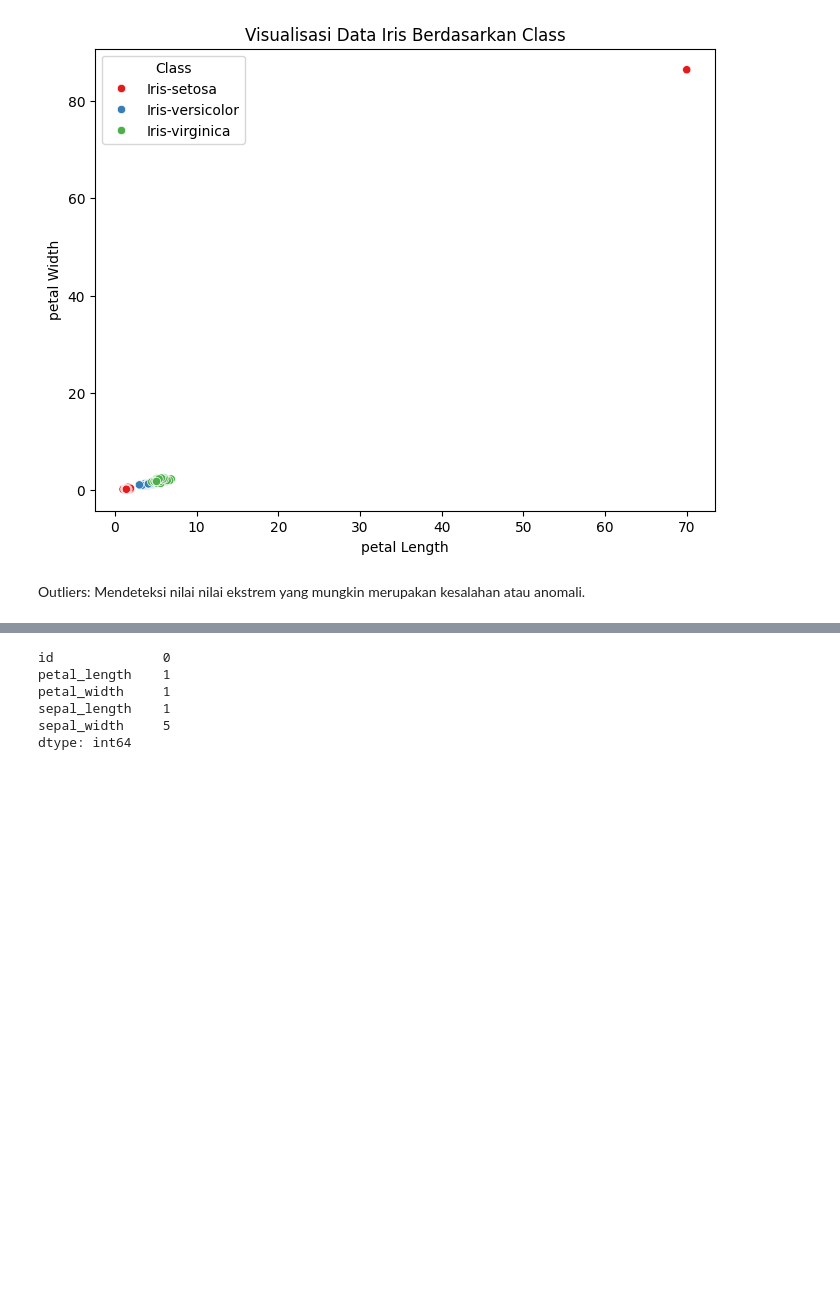
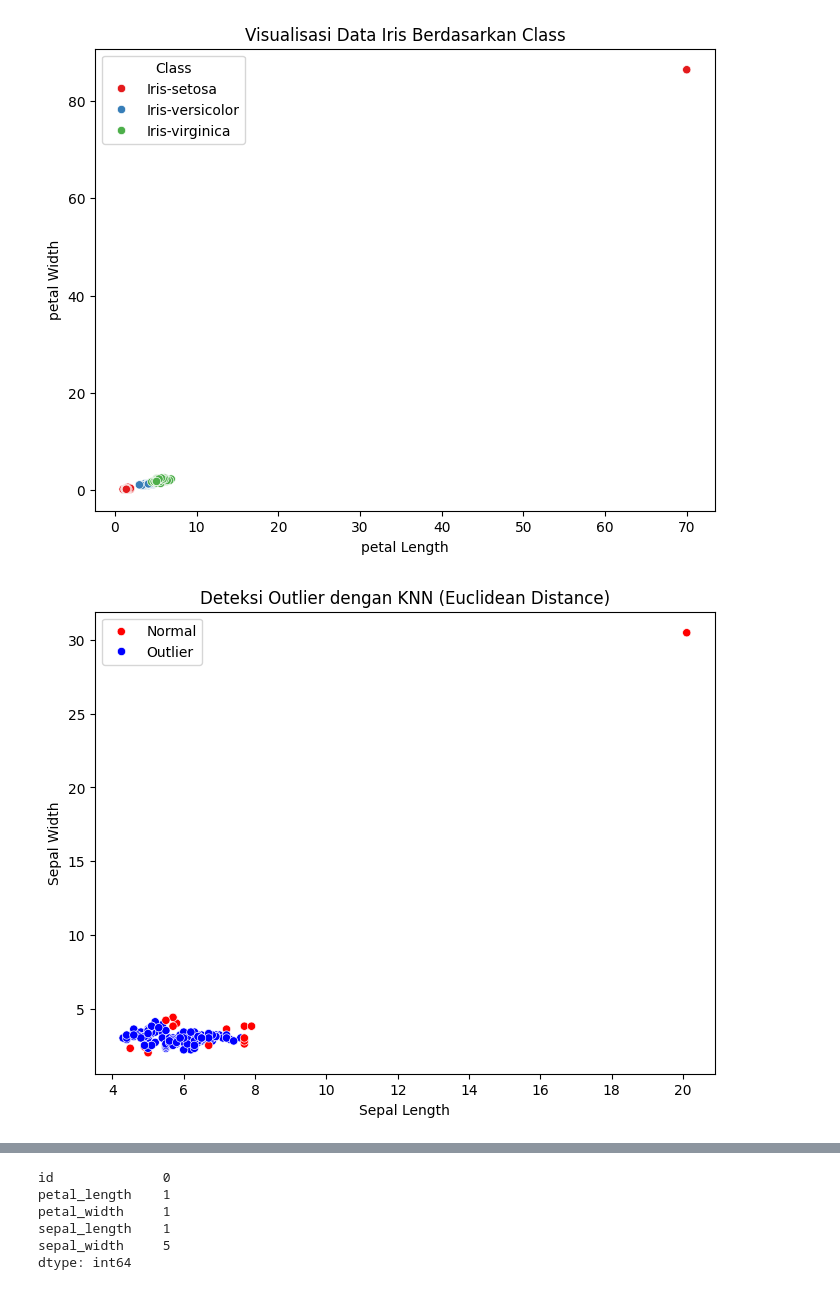
Before and after one commit to rendydevanodanendra/devano, a Jupyter notebook: Tugas_PenambanganDATAD.ipynb, the cells around one changed output, grey strips where cells are left out. Cells and saved outputs as stored; diff of their text form; code cells hidden in the pictures; blank space fills up the shorter version.

```diff
--- a/Tugas_PenambanganDATAD.ipynb
+++ b/Tugas_PenambanganDATAD.ipynb
@@ -627,6 +521,42 @@ plt.legend(title="Class")
 plt.show()
 # %% [output]
 [figure]
-# %% [markdown]
-Outliers: Mendeteksi nilai nilai ekstrem yang mungkin
-merupakan kesalahan atau anomali.
+# %%
+import numpy as np
+import pandas as pd
+import matplotlib.pyplot as plt
+import seaborn as sns
+from sklearn.neighbors import NearestNeighbors
+
+# Contoh dataset (gunakan data asli jika sudah ada)
+data = combined_df #antilah dengan query dari database
+
+# Pilih fitur numerik yang akan digunakan
+X = data[["sepal_length", "sepal_width"]].values  # Bisa ditambah petal_length, petal_width
+
+# Menentukan jumlah tetangga (k)
+k = 5  # Bisa dicoba 3, 5, atau 7
+
+# Menghitung jarak dengan KNN menggunakan Euclidean Distance
+nbrs = NearestNeighbors(n_neighbors=k, metric="euclidean")
+nbrs.fit(X)
+
+# Menghitung jarak dan indeks k-tetangga terdekat
+distances, indices = nbrs.kneighbors(X)
+
+# Menentukan threshold outlier (contoh: persentil 90 dari rata-rata jarak)
+threshold = np.percentile(distances.mean(axis=1), 90)
+
+# Tandai outlier (1 = Outlier, 0 = Normal)
+data["outlier"] = (distances.mean(axis=1) > threshold).astype(int)
+
+# Visualisasi
+plt.figure(figsize=(8,6))
+sns.scatterplot(data=data, x="sepal_length", y="sepal_width", hue="outlier", palette={0: "blue", 1: "red"})
+plt.title("Deteksi Outlier dengan KNN (Euclidean Distance)")
+plt.xlabel("Sepal Length")
+plt.ylabel("Sepal Width")
+plt.legend(["Normal", "Outlier"])
+plt.show()
+# %% [output]
+[figure, added]
```
Also changed, not shown: parts of 5 cells of this notebook, 3 other files.
